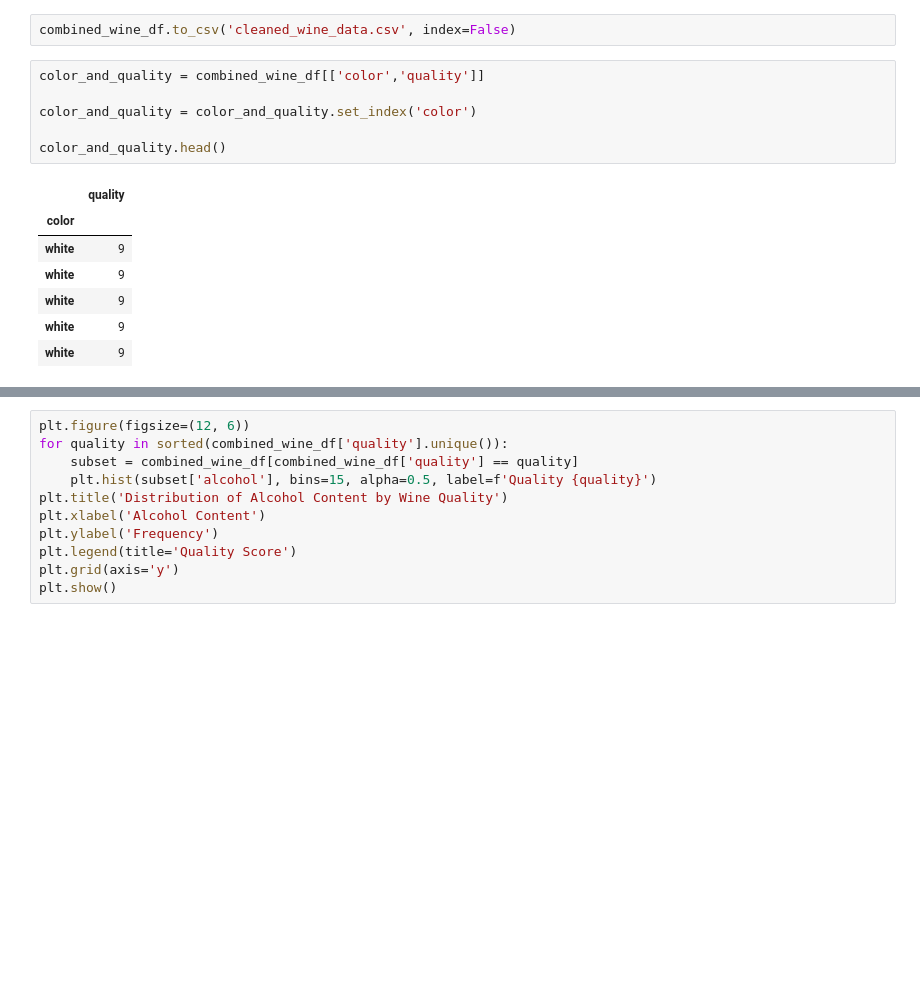
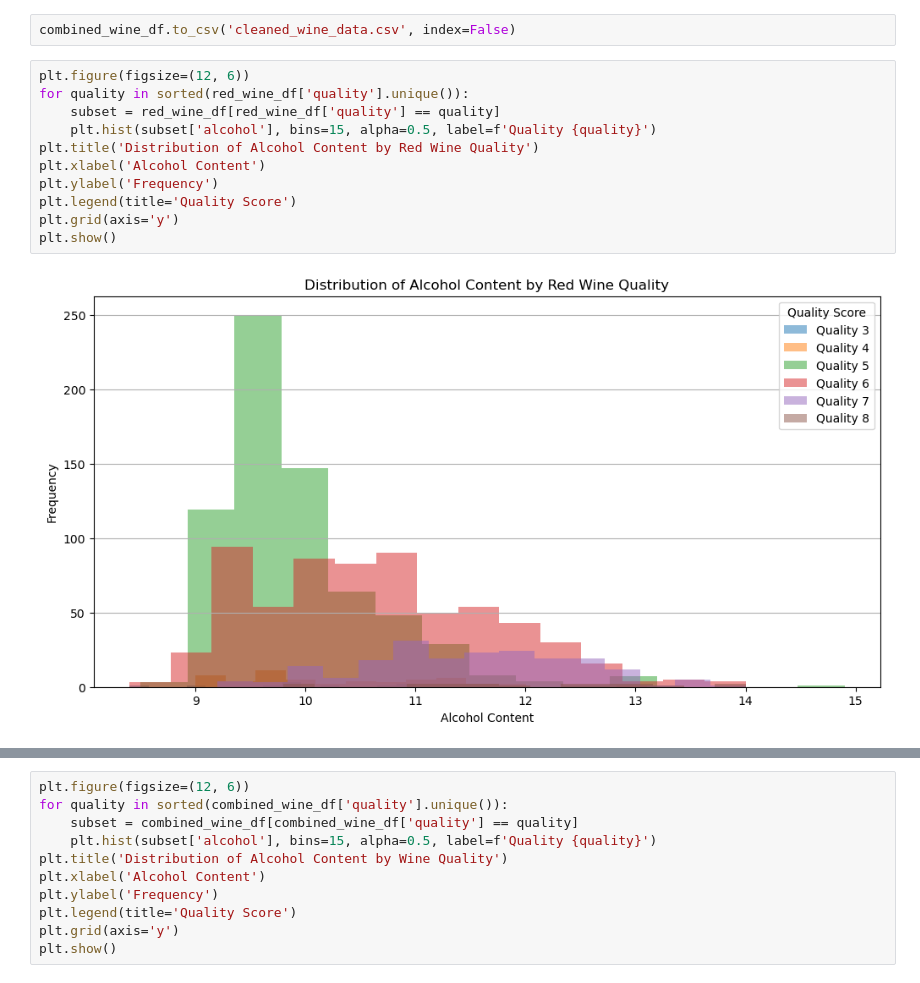
Before and after one commit to AiSuccessNow/Wine-Quality-Analysis, a Jupyter notebook: wine_quality.ipynb, the cells around one changed output, grey strips where cells are left out. Cells and saved outputs as stored; diff of their text form; blank space fills up the shorter version.

```diff
--- a/wine_quality.ipynb
+++ b/wine_quality.ipynb
@@ -203,17 +198,16 @@ print(f'Number of duplicate rows before removal:{duplicates}')
 Number of duplicate rows before removal:1177
 # %%
 combined_wine_df.to_csv('cleaned_wine_data.csv', index=False)
-# %%
-color_and_quality = combined_wine_df[['color','quality']]
-
-color_and_quality = color_and_quality.set_index('color')
-
-color_and_quality.head()
-# %% [output]
-|  | quality |
-| color |  |
-| white | 9 |
-| white | 9 |
-| white | 9 |
-| white | 9 |
-| white | 9 |
+# %%
+plt.figure(figsize=(12, 6))
+for quality in sorted(red_wine_df['quality'].unique()):
+    subset = red_wine_df[red_wine_df['quality'] == quality]
+    plt.hist(subset['alcohol'], bins=15, alpha=0.5, label=f'Quality {quality}')
+plt.title('Distribution of Alcohol Content by Red Wine Quality')
+plt.xlabel('Alcohol Content')
+plt.ylabel('Frequency')
+plt.legend(title='Quality Score')
+plt.grid(axis='y')
+plt.show()
+# %% [output]
+[figure, added]
```
Also changed, not shown: parts of 12 cells of this notebook.
